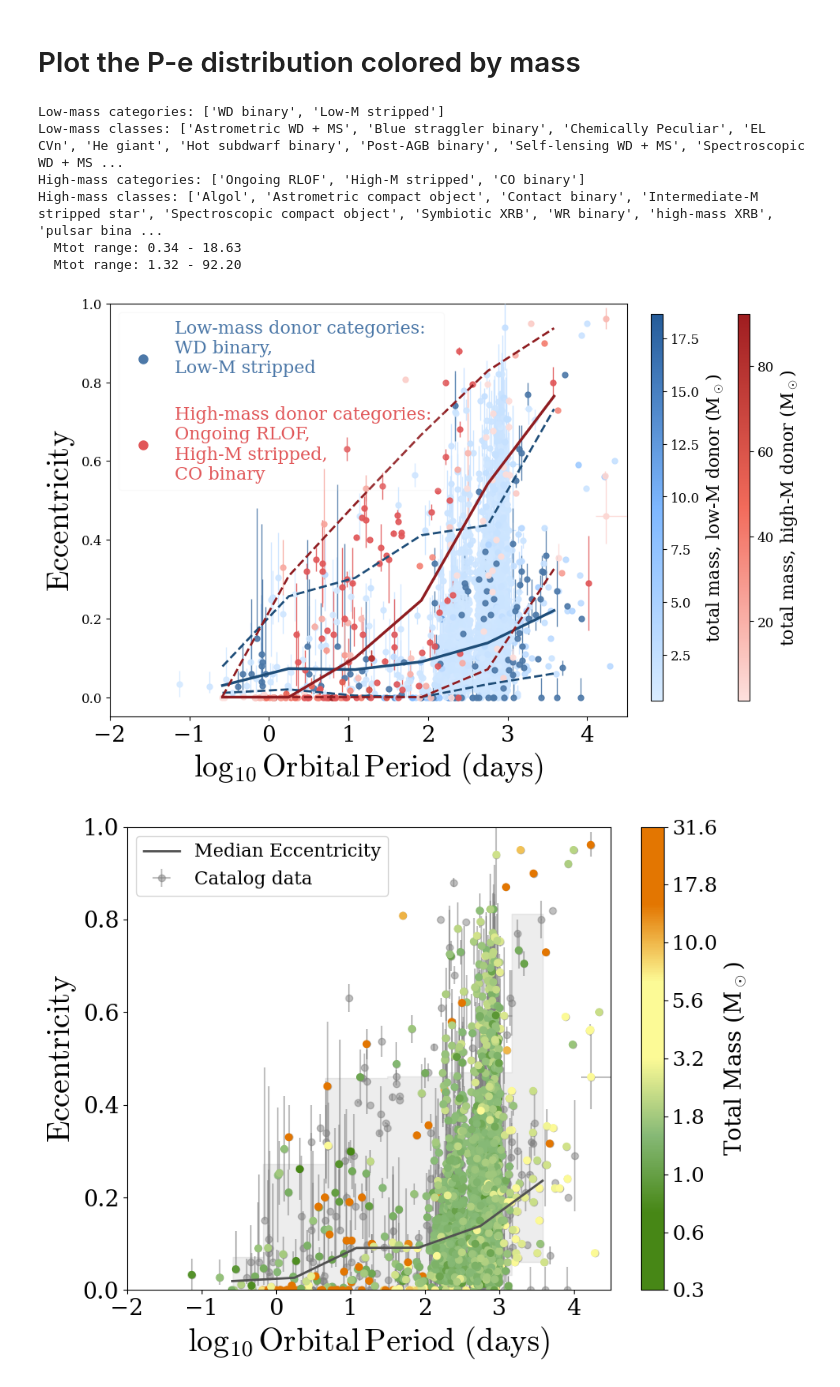
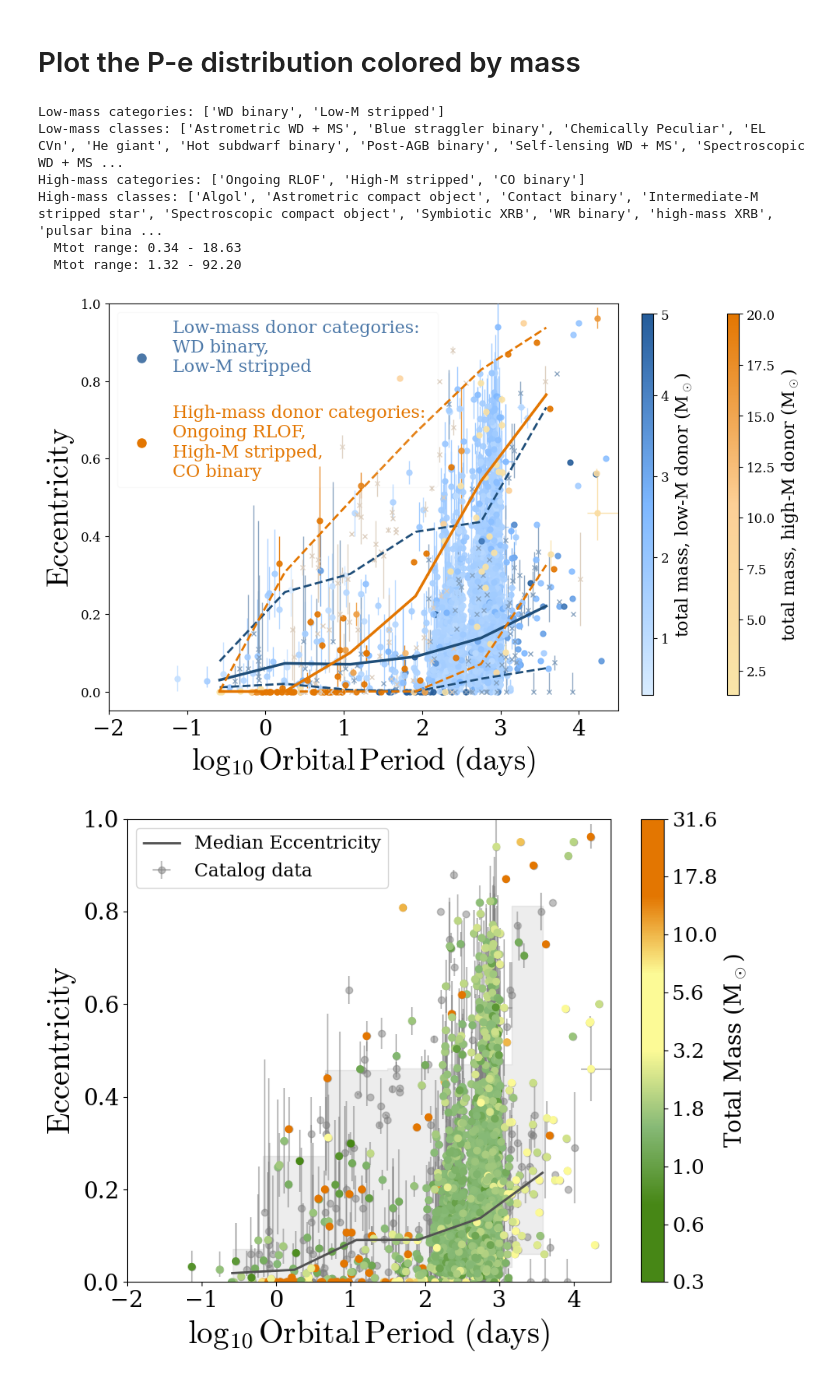
Before and after one commit to binary-observations/post_mt_catalog, a Jupyter notebook: code/data_analysis/P_e_analysis_plot.ipynb, the cells around one changed output. Cells and saved outputs as stored; diff of their text form; code cells hidden in the pictures.

```diff
--- a/code/data_analysis/P_e_analysis_plot.ipynb
+++ b/code/data_analysis/P_e_analysis_plot.ipynb
@@ -163,7 +163,7 @@ def darken_color(color, factor=0.7):
 # %% [markdown]
 # General P-e diagram
 # %%
-fig, ax = plt.subplots(figsize=(12, 6))
+fig, ax = plt.subplots(figsize=(12.5, 6.5))
 
 plot_df = catalog_df.copy()
 
@@ -237,7 +237,7 @@ ax.set_ylim(-0.05, 1)
 ax.tick_params(axis='both', labelsize=16)
 ax.set_xlabel('$\mathrm{Orbital\,Period\,(days)}$', fontsize=24)
 ax.set_ylabel('$\mathrm{Eccentricity}$', fontsize=24)
-ax.legend(bbox_to_anchor=(1, 1.0), loc='upper left', fontsize=12, framealpha=0., ncol=1, title='System Class')
+ax.legend(bbox_to_anchor=(1, 1.05), loc='upper left', fontsize=15, framealpha=0., ncol=1, title='System Class')
 plt.tight_layout()
 plt.savefig(LATEX_PLOT_DIR / 'P_e_by_system_class.pdf')
 plt.savefig(PLOTS_DIR / 'P_e_by_system_class.pdf')
@@ -323,7 +323,7 @@ low_mass_cmap = mcolors.LinearSegmentedColormap.from_list(
     'low_mass_gradient', ['#d9ecff', '#7db7ff', '#255c99']
 )
 high_mass_cmap = mcolors.LinearSegmentedColormap.from_list(
-    'high_mass_gradient', ['#fde0dd', '#f26b5b', '#9f1d20']
+    'high_mass_gradient', ['#f9e5a9', '#fcd097', '#e37601']
 )
 
 # Split by (mass bin) x (known / unknown total mass)
@@ -341,9 +341,11 @@ def build_norm(values):
         vmax = vmin + 1e-6
     return Normalize(vmin=vmin, vmax=vmax)
 
-low_norm = build_norm(low_known['Mtot']) if not low_known.empty else None
-high_norm = build_norm(high_known['Mtot']) if not high_known.empty else None
+build_norm(low_known['Mtot']) if not low_known.empty else None
+low_norm = Normalize(vmin=0.3, vmax=5) #
 
+high_norm = Normalize(vmin=1.3, vmax=20) #
+build_norm(high_known['Mtot']) if not high_known.empty else None
 # ------------------------------------------------------------------
 # 6) Plot points WITH errorbars, colored by total mass if known
 # ------------------------------------------------------------------
@@ -369,4 +371,4 @@ for _, row in low_unknown.iterrows():
-        fmt='o', ms=5, color='#4c78a8', ecolor='#4c78a8', elinewidth=1, capsize=0,
+        fmt='x', ms=5, color='#829ebc', ecolor='#829ebc', elinewidth=1, capsize=0,
         alpha=0.9, zorder=3
     )
 
@@ -391,4 +393,4 @@ for _, row in high_unknown.iterrows():
-        fmt='o', ms=5, color='#e15759', ecolor='#e15759', elinewidth=1, capsize=0,
+        fmt='x', ms=5, color='#dbccbc', ecolor='#dbccbc', elinewidth=1, capsize=0,
         alpha=0.9, zorder=3
     )
 
@@ -398,7 +400,7 @@ for _, row in high_unknown.iterrows():
 # Plot median e(log P) and a 5-95 percentile envelope for each bin
 median_styles = {
     'Low-mass systems': {'color': '#1f4e79', 'label': 'Low-mass median'},
-    'High-mass systems': {'color': '#8f1d21', 'label': 'High-mass median'},
+    'High-mass systems': {'color': '#e37601', 'label': 'High-mass median'},
 }
 P_bins = np.linspace(-1, 4, 7)
 x_stats = P_bins[:-1] + 0.5 * np.diff(P_bins)
@@ -438,36 +440,36 @@ if high_norm is not None:
     # cbar_high.set_ticks([high_norm.vmin, high_norm.vmax])
     cbar_high.set_label('total mass, high-M donor (M$_\\odot$)', fontsize=16) # labelpad=-1
 
 # ------------------------------------------------------------------
 # 9) Final formatting and export
 # ------------------------------------------------------------------
 from matplotlib.lines import Line2D
 
 legend_handles = [
     Line2D([0], [0], marker='o', linestyle='None', color='#4c78a8', markersize=8,
            label="Low-mass donor categories: \nWD binary, \nLow-M stripped\n"),
-    Line2D([0], [0], marker='o', linestyle='None', color='#e15759', markersize=8,
+    Line2D([0], [0], marker='o', linestyle='None', color='#e37601', markersize=8,
            label="High-mass donor categories: \nOngoing RLOF, \nHigh-M stripped, \nCO binary"),
 ]
 legend = ax.legend(handles=legend_handles, fontsize=16, loc='upper left', framealpha=0.1)
 legend.get_texts()[0].set_color('#4c78a8')
-legend.get_texts()[1].set_color('#e15759')
+legend.get_texts()[1].set_color('#e37601')
 ax.set_xlim(-2, 4.5)
 ax.set_ylim(-0.05, 1)
 ax.tick_params(axis='x', labelsize=20)
 ax.set_xlabel('$\\log_{10} \\mathrm{Orbital\\,Period \\ (days)}$', fontsize=28)
 ax.set_ylabel('$\\mathrm{Eccentricity}$', fontsize=28)
 plt.savefig(LATEX_PLOT_DIR / 'P_e_diagram_2massbins_median.pdf', bbox_inches='tight')
 plt.savefig(PLOTS_DIR / 'P_e_diagram_2massbins_median.pdf', bbox_inches='tight')
 plt.show()
 # %% [output]
 Low-mass categories: ['WD binary', 'Low-M stripped']
 Low-mass classes: ['Astrometric WD + MS', 'Blue straggler binary', 'Chemically Peculiar', 'EL CVn', 'He giant', 'Hot subdwarf binary', 'Post-AGB binary', 'Self-lensing WD + MS', 'Spectroscopic WD + MS ...
 High-mass categories: ['Ongoing RLOF', 'High-M stripped', 'CO binary']
 High-mass classes: ['Algol', 'Astrometric compact object', 'Contact binary', 'Intermediate-M stripped star', 'Spectroscopic compact object', 'Symbiotic XRB', 'WR binary', 'high-mass XRB', 'pulsar bina ...
   Mtot range: 0.34 - 18.63
   Mtot range: 1.32 - 92.20
-[figure, old version]
+[figure, new version]
 # %%
 fig, ax = plt.subplots(figsize=(9, 7))
 
```
Also changed, not shown: parts of 2 cells of this notebook, 5 other files.
